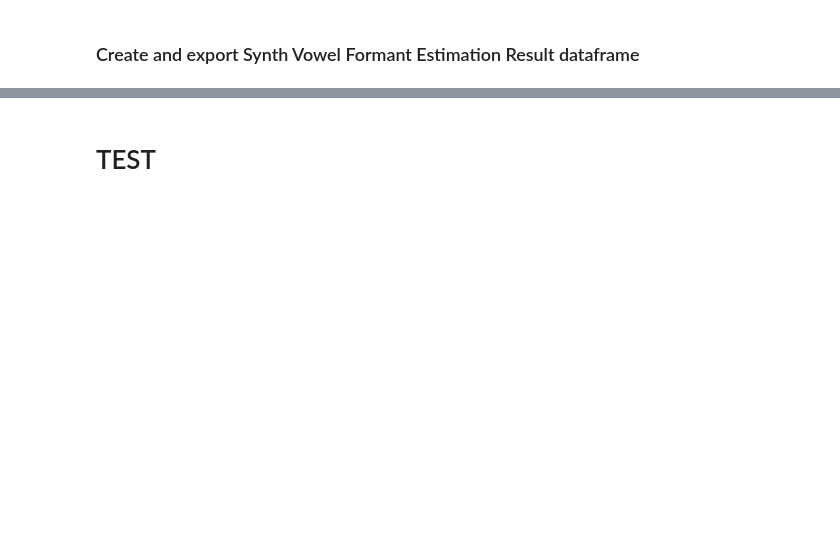
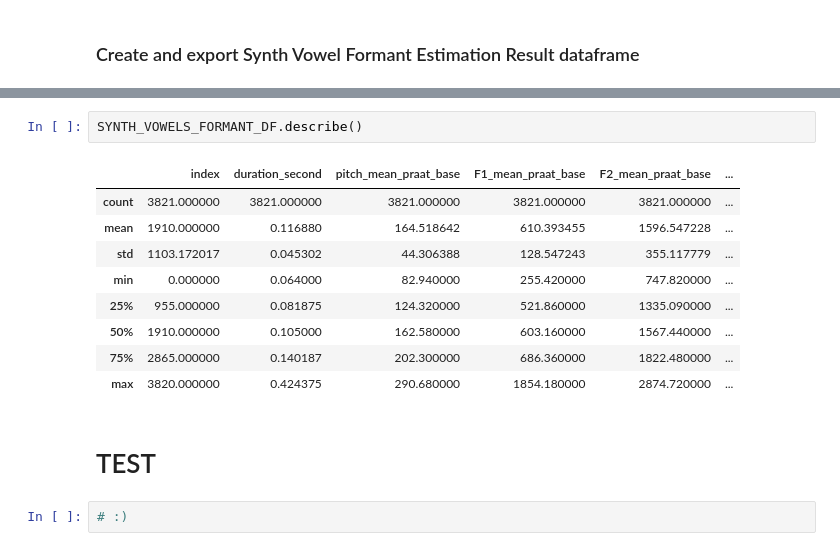
Before and after one commit to vaguebrownfox01/vowtiar-formant_estimation, a Jupyter notebook: e_synth_vowel_formant_estimation.ipynb, the cells around one changed output, grey strips where cells are left out. Saved outputs shown, nothing was run; the diff lists cells and outputs as text; blank space fills up the shorter version.

```diff
--- a/e_synth_vowel_formant_estimation.ipynb
+++ b/e_synth_vowel_formant_estimation.ipynb
@@ -179,2 +185,16 @@ SYNTH_VOWELS_FORMANT_DF
+# %%
+SYNTH_VOWELS_FORMANT_DF.describe()
+# %% [output]
+|  | index | duration_second | pitch_mean_praat_base | F1_mean_praat_base | F2_mean_praat_base | ... |
+| count | 3821.000000 | 3821.000000 | 3821.000000 | 3821.000000 | 3821.000000 | ... |
+| mean | 1910.000000 | 0.116880 | 164.518642 | 610.393455 | 1596.547228 | ... |
+| std | 1103.172017 | 0.045302 | 44.306388 | 128.547243 | 355.117779 | ... |
+| min | 0.000000 | 0.064000 | 82.940000 | 255.420000 | 747.820000 | ... |
+| 25% | 955.000000 | 0.081875 | 124.320000 | 521.860000 | 1335.090000 | ... |
+| 50% | 1910.000000 | 0.105000 | 162.580000 | 603.160000 | 1567.440000 | ... |
+| 75% | 2865.000000 | 0.140187 | 202.300000 | 686.360000 | 1822.480000 | ... |
+| max | 3820.000000 | 0.424375 | 290.680000 | 1854.180000 | 2874.720000 | ... |
 # %% [markdown]
 # TEST
+# %%
+# :)
```
Also changed, not shown: parts of 4 cells of this notebook.
